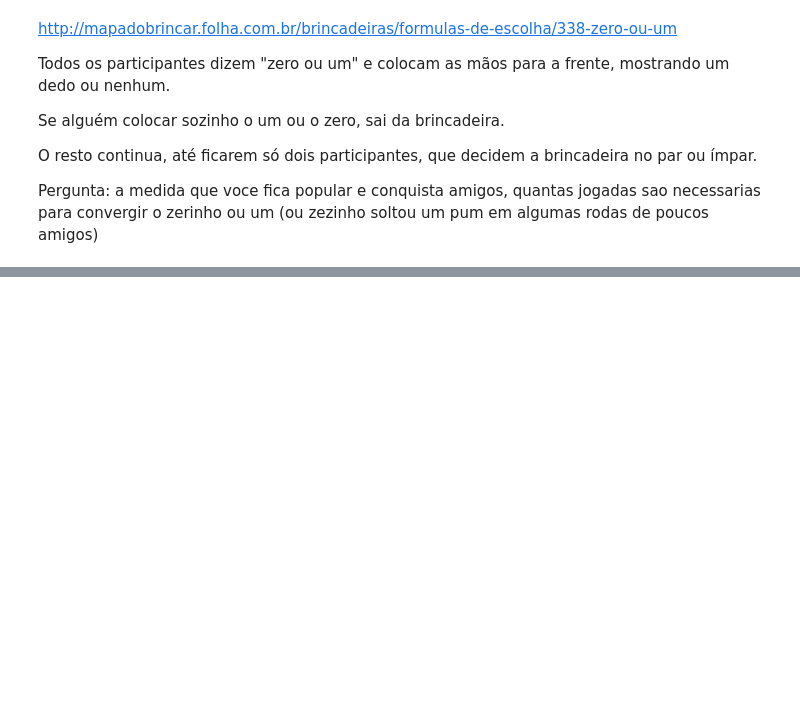
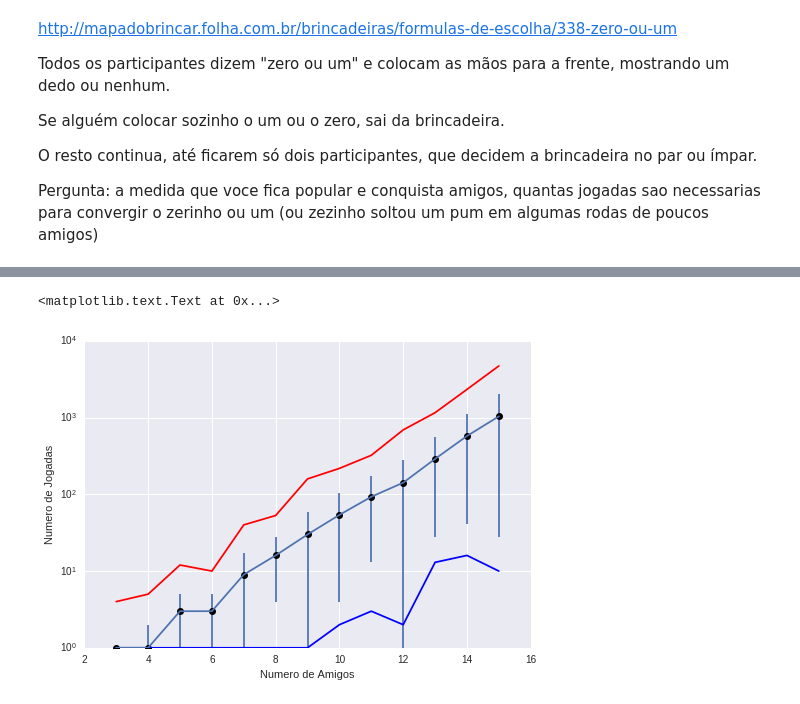
Before and after one commit to ricardogando/brincadeiras, a Jupyter notebook: zezinho.ipynb, the cells around one changed output, grey strips where cells are left out. Drawn from its saved outputs; the diff is of its cells as text; code cells hidden in the pictures; blank space fills up the shorter version.

```diff
--- a/zezinho.ipynb
+++ b/zezinho.ipynb
@@ -69,0 +122,12 @@ plt.ylabel('Numero de Jogadas')
+# %%
+plt.plot(media_galera.keys(),media_galera.values(),'ko')
+plt.plot(min_galera.keys(),min_galera.values(),'b-')
+plt.plot(max_galera.keys(),max_galera.values(),'r-')
+
+plt.yscale('log')
+plt.errorbar(media_galera.keys(),media_galera.values(), yerr=desvio_galera.values())
+plt.xlabel('Numero de Amigos')
+plt.ylabel('Numero de Jogadas')
+# %% [output]
+<matplotlib.text.Text at 0x...>
+[figure, added]
```
Also changed, not shown: parts of 13 cells of this notebook.
